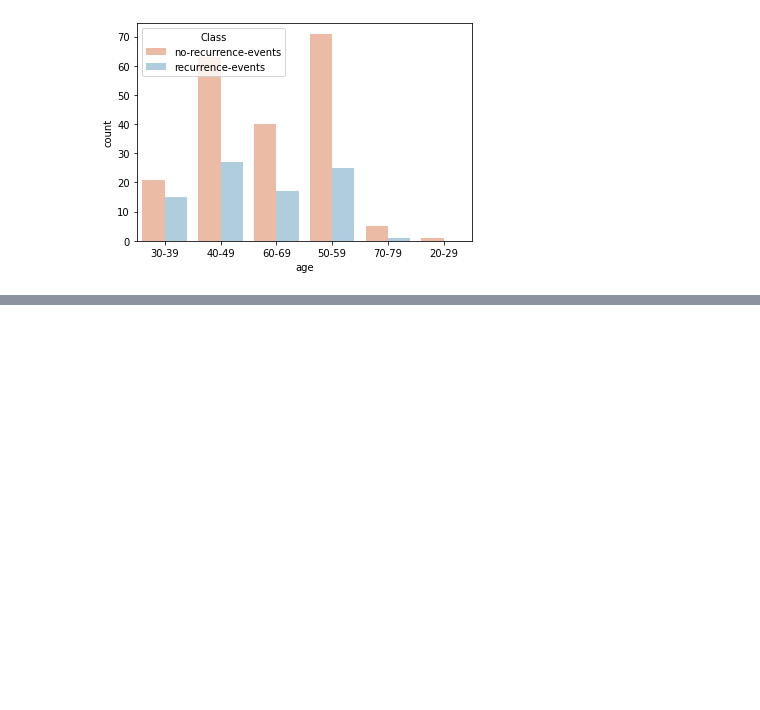
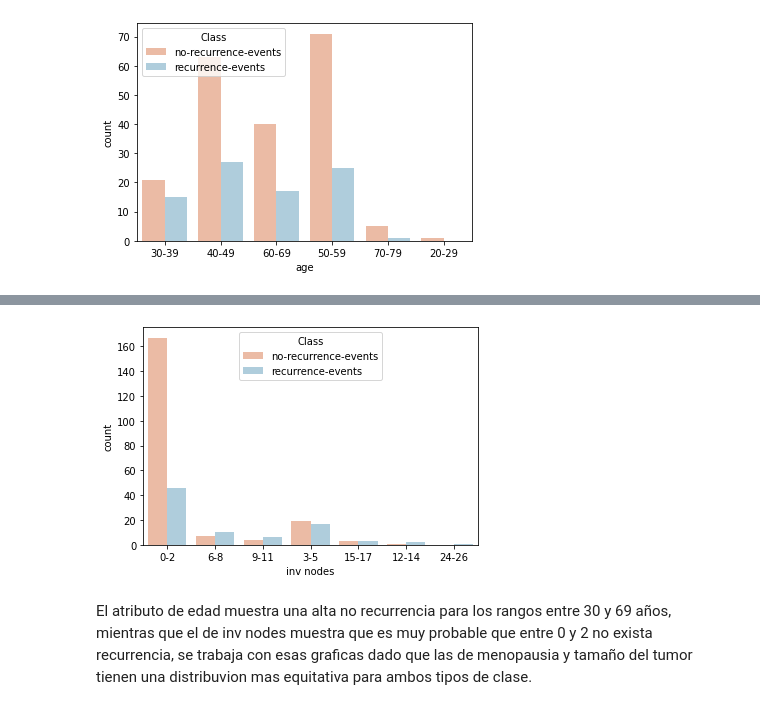
Before and after one commit to jesua187/ReconocimientoPatrones, a Jupyter notebook: InvCorta2.ipynb, the cells around one changed output, grey strips where cells are left out. Cells and saved outputs as stored; diff of their text form; code cells hidden in the pictures; blank space fills up the shorter version.

```diff
--- a/InvCorta2.ipynb
+++ b/InvCorta2.ipynb
@@ -233,0 +248,9 @@ plt.show()
+# %%
+
+plt.figure()
+sns.countplot(x='inv nodes', hue='Class', data=breast_cancer, palette='RdBu')
+plt.show()
+# %% [output]
+[figure, added]
+# %% [markdown]
+El atributo de edad muestra una alta no recurrencia para los rangos entre 30 y 69 años, mientras que el de inv nodes muestra que es muy probable que entre 0 y 2 no exista recurrencia, se trabaja con esas graficas dado que las de menopausia y tamaño del tumor tienen una distribuvion mas equitativa para ambos tipos de clase.
```
Also changed, not shown: parts of 3 cells of this notebook.
